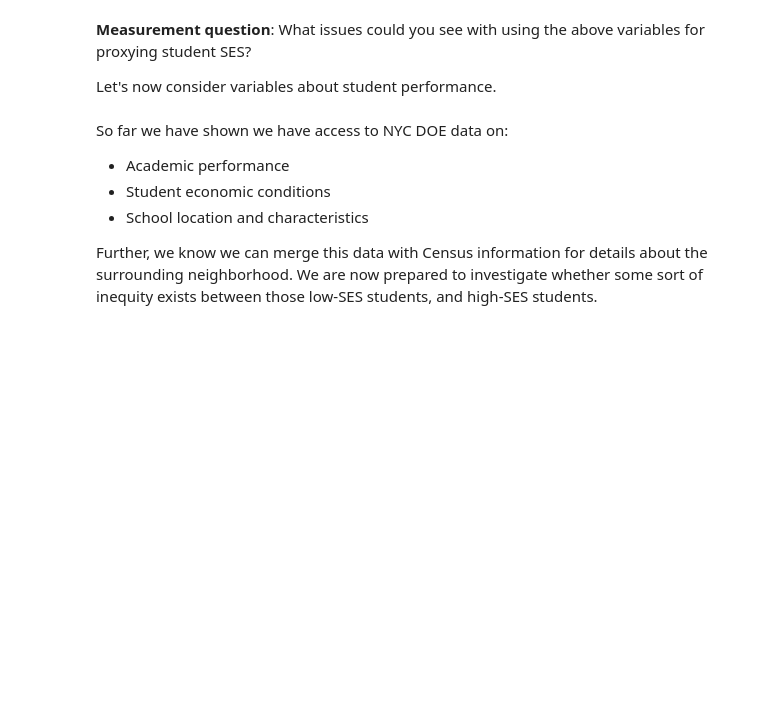
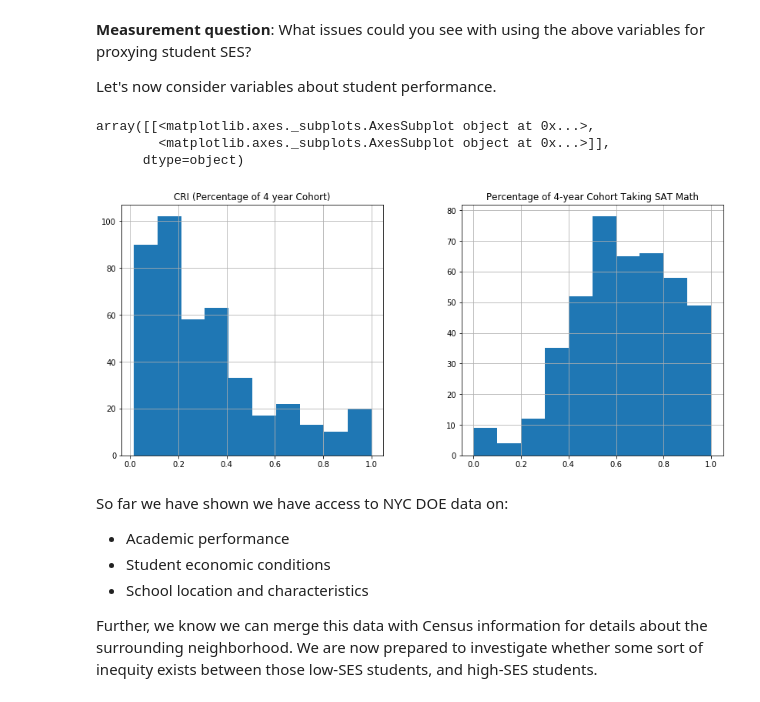
Before and after one commit to tara-sullivan/nyc_high_school_outcomes, a Jupyter notebook: NYC High Schol Outcomes.ipynb, the cells around one changed output. Drawn from its saved outputs; the diff is of its cells as text; code cells hidden in the pictures; blank space fills up the shorter version.

```diff
--- a/NYC High Schol Outcomes.ipynb
+++ b/NYC High Schol Outcomes.ipynb
@@ -320,12 +353,14 @@ We can access some details about high school students' income and the overall hi
 Let's start by looking at some data on student economic variables.
 # %%
 hs_summ = pd.read_excel(
-    '2014_2015_HS_SQR_Results_2016_01_07.xlsx',
+    '2014_2015_HS_SQR_Results_2016_01_07.xlsx', engine='openpyxl',
     sheet_name='Summary',
     skiprows=0, header=1)
 
 for col in ['DBN', 'School Name', 'School Type']:
     hs_summ[col] = hs_summ[col].astype('string')
 
-hs_summ.info()
+# hs_summ.info()
+
+brooklyn_geo
 # %% [output]
@@ -350,17 +392,23 @@ Let's now consider variables about student performance.
 # %%
 # Convert to pandas DataFrame
 hs_perform = pd.read_excel(
-    '2014_2015_HS_SQR_Results_2016_01_07.xlsx',
+    '2014_2015_HS_SQR_Results_2016_01_07.xlsx', engine='openpyxl',
     sheet_name='Additional Info',
     skiprows=0, header=1)
 
 for col in ['DBN', 'School Name']:
     hs_perform[col] = hs_perform[col].astype('string')
+hs_perform.rename(columns={'DBN': 'dbn'}, inplace=True)
 
 hs_perform[[
 #     'Percentage at college ready threshold Regents Algebra',
     'CRI (Percentage of 4 year Cohort)',
     'Percentage of 4-year Cohort Taking SAT Math']].hist(figsize=(14,6))
+# %% [output]
+array([[<matplotlib.axes._subplots.AxesSubplot object at 0x...>,
+        <matplotlib.axes._subplots.AxesSubplot object at 0x...>]],
+      dtype=object)
+[figure, added]
 # %% [markdown]
 So far we have shown we have access to NYC DOE data on:
 
```
Also changed, not shown: parts of 17 cells of this notebook, 3 other files.
